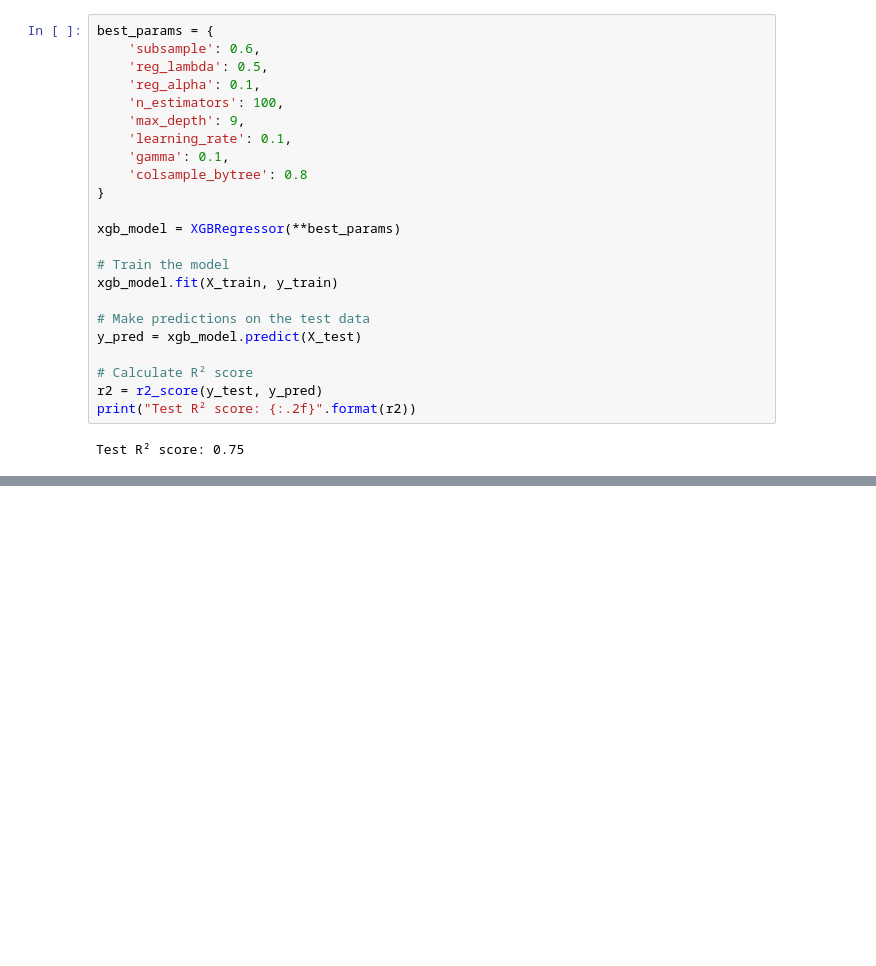
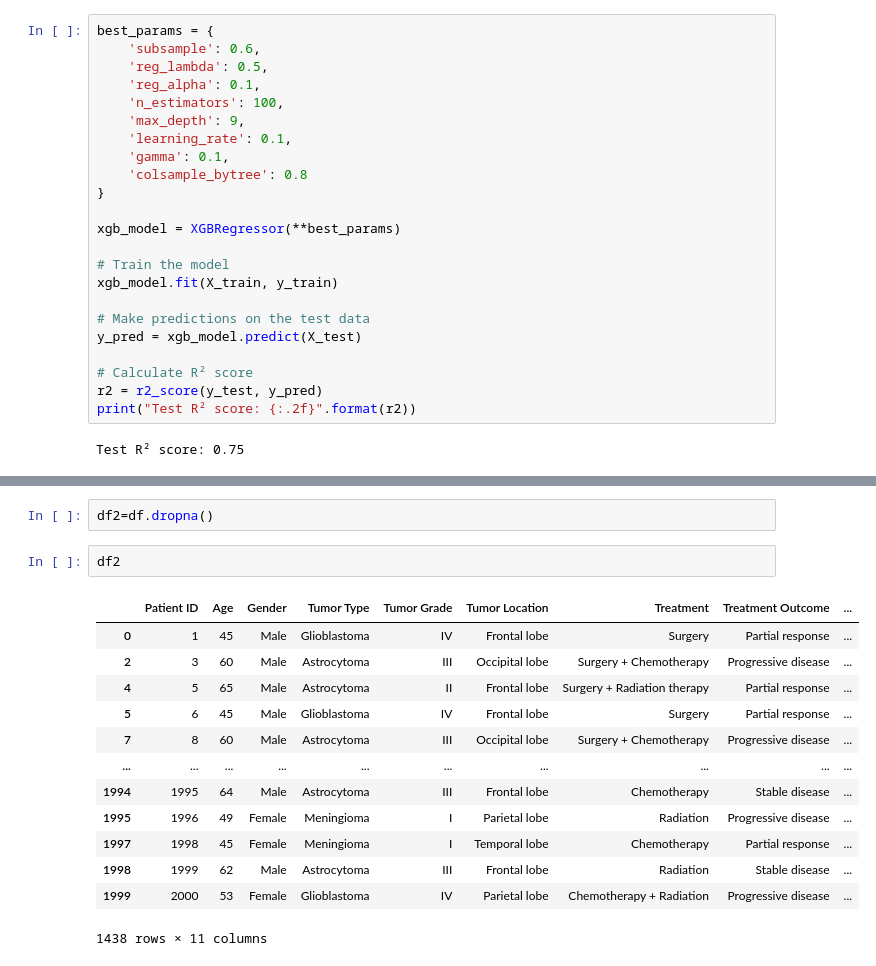
Before and after one commit to rudr19/Brain-Tumor-Survival-Time-Prediction, a Jupyter notebook: brain_tumor.ipynb, the cells around one changed output, grey strips where cells are left out. Cells and saved outputs as stored; diff of their text form; blank space fills up the shorter version.

```diff
--- a/brain_tumor.ipynb
+++ b/brain_tumor.ipynb
@@ -505,0 +518,18 @@ Test R² score: 0.75
+# %%
+df2=df.dropna()
+# %%
+df2
+# %% [output]
+|  | Patient ID | Age | Gender | Tumor Type | Tumor Grade | Tumor Location | Treatment | Treatment Outcome | ... |
+| 0 | 1 | 45 | Male | Glioblastoma | IV | Frontal lobe | Surgery | Partial response | ... |
+| 2 | 3 | 60 | Male | Astrocytoma | III | Occipital lobe | Surgery + Chemotherapy | Progressive disease | ... |
+| 4 | 5 | 65 | Male | Astrocytoma | II | Frontal lobe | Surgery + Radiation therapy | Partial response | ... |
+| 5 | 6 | 45 | Male | Glioblastoma | IV | Frontal lobe | Surgery | Partial response | ... |
+| 7 | 8 | 60 | Male | Astrocytoma | III | Occipital lobe | Surgery + Chemotherapy | Progressive disease | ... |
+| ... | ... | ... | ... | ... | ... | ... | ... | ... | ... |
+| 1994 | 1995 | 64 | Male | Astrocytoma | III | Frontal lobe | Chemotherapy | Stable disease | ... |
+| 1995 | 1996 | 49 | Female | Meningioma | I | Parietal lobe | Radiation | Progressive disease | ... |
+| 1997 | 1998 | 45 | Female | Meningioma | I | Temporal lobe | Chemotherapy | Partial response | ... |
+| 1998 | 1999 | 62 | Male | Astrocytoma | III | Frontal lobe | Radiation | Stable disease | ... |
+| 1999 | 2000 | 53 | Female | Glioblastoma | IV | Parietal lobe | Chemotherapy + Radiation | Progressive disease | ... |
+1438 rows × 11 columns
```
Also changed, not shown: parts of 19 cells of this notebook.
